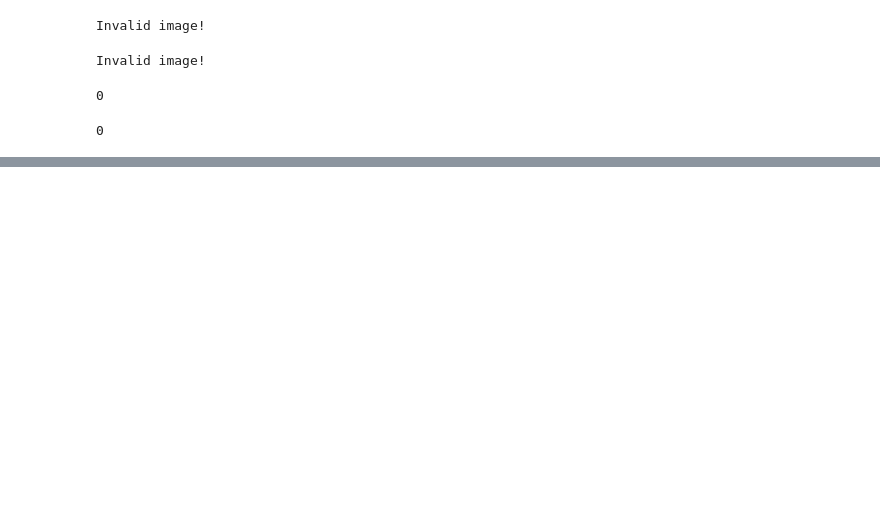
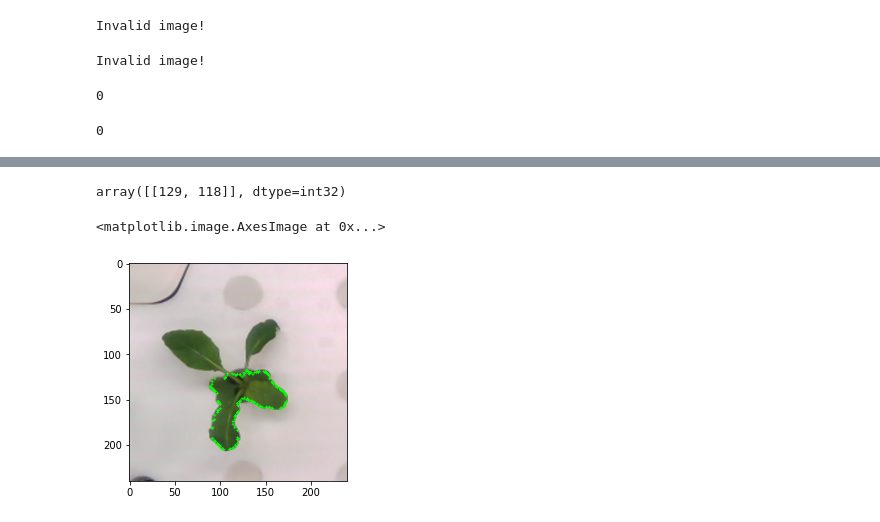
Before and after one commit to zhangjiahui56/WebApp, a Jupyter notebook: length_leaf_test.ipynb, the cells around one changed output, grey strips where cells are left out. Drawn from its saved outputs; the diff is of its cells as text; code cells hidden in the pictures; blank space fills up the shorter version.

```diff
--- a/length_leaf_test.ipynb
+++ b/length_leaf_test.ipynb
@@ -63,0 +135,13 @@ length_leaf("C:/Users/Admin/Desktop/Thesis/ModelResults/Model v1/model.png")
+# %%
+contours[0][0]
+# %% [output]
+array([[129, 118]], dtype=int32)
+# %%
+test = x[index].copy()
+for point in contours[0]:
+    draw_point(test, point[0])
+# %%
+plt.imshow(test)
+# %% [output]
+<matplotlib.image.AxesImage at 0x...>
+[figure, added]
```
Also changed, not shown: parts of 23 cells of this notebook, 2 other files.
